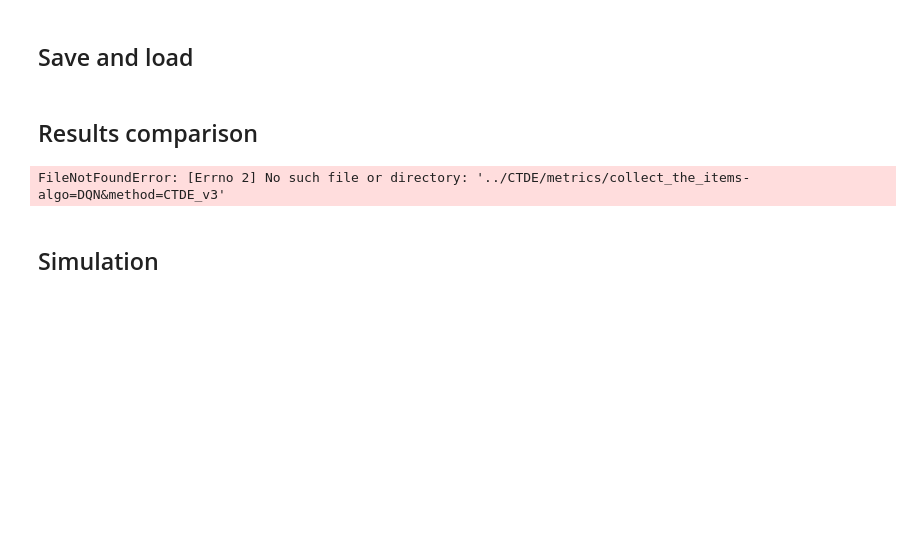
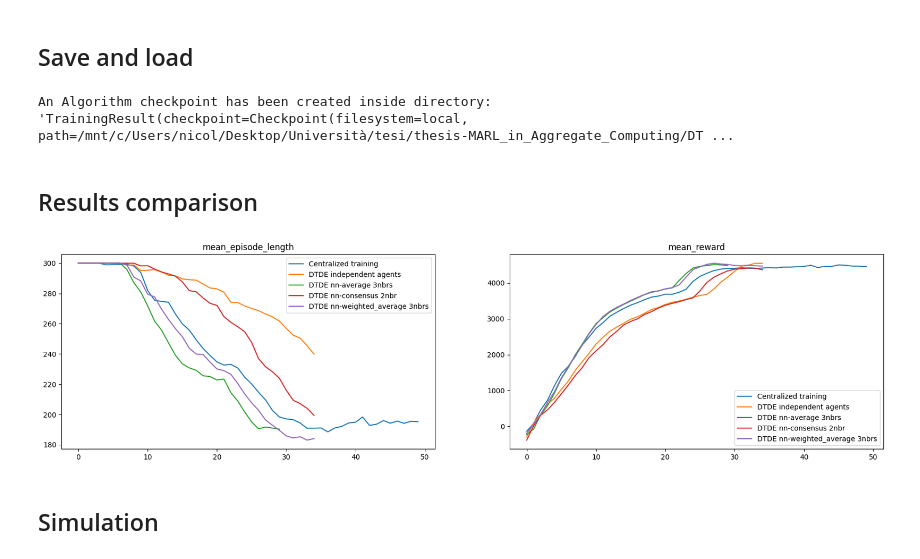
Before and after one commit to NicoloMalucelli/neighbor-based_MARL, a Jupyter notebook: DTDE/collect_the_items_v3.ipynb, the cells around one changed output. Drawn from its saved outputs; the diff is of its cells as text; code cells hidden in the pictures; blank space fills up the shorter version.

```diff
--- a/DTDE/collect_the_items_v3.ipynb
+++ b/DTDE/collect_the_items_v3.ipynb
@@ -611,3 +729,8 @@ save_algo(algo, algo_name)
+# %%
+#keep_best_policy_only(algo, env)
+save_algo(algo, algo_name)
+# %% [output]
+An Algorithm checkpoint has been created inside directory: 'TrainingResult(checkpoint=Checkpoint(filesystem=local, path=/mnt/c/Users/nicol/Desktop/Università/tesi/thesis-MARL_in_Aggregate_Computing/DT ...
 # %%
 save_dict_as_json(metrics, f"metrics/{algo_name}")
 # %%
@@ -619,10 +742,11 @@ metrics = load_json_as_dict(f"metrics/{algo_name}")
 # %%
 compare_metrics({"Centralized training": load_json_as_dict("../CTDE/metrics/collect_the_items-algo=DQN&method=CTDE_v3"),
                 "DTDE independent agents": load_json_as_dict("metrics/collect_the_items-algo=DQN&method=DTDE_v1"),
                 "DTDE nn-average 3nbrs": load_json_as_dict("metrics/collect_the_items-algo=DQN&method=DTDE[02]_v2"),
-                "DTDE nn-consensus 3nbr": load_json_as_dict("metrics/collect_the_items-algo=DQN&method=DTDE[03]_v2")},
+                "DTDE nn-consensus 2nbr": load_json_as_dict("metrics/collect_the_items-algo=DQN&method=DTDE[03]_v1A"),
+                "DTDE nn-weighted_average 3nbrs": load_json_as_dict("metrics/collect_the_items-algo=DQN&method=DTDE[04]_v2"),},
                 "mean_episode_length", "mean_reward")
 # %% [output]
-FileNotFoundError: [Errno 2] No such file or directory: '../CTDE/metrics/collect_the_items-algo=DQN&method=CTDE_v3'
+[figure, added]
 # %% [markdown]
 ## Simulation
```
Also changed, not shown: parts of 11 cells of this notebook, 16 other files.
